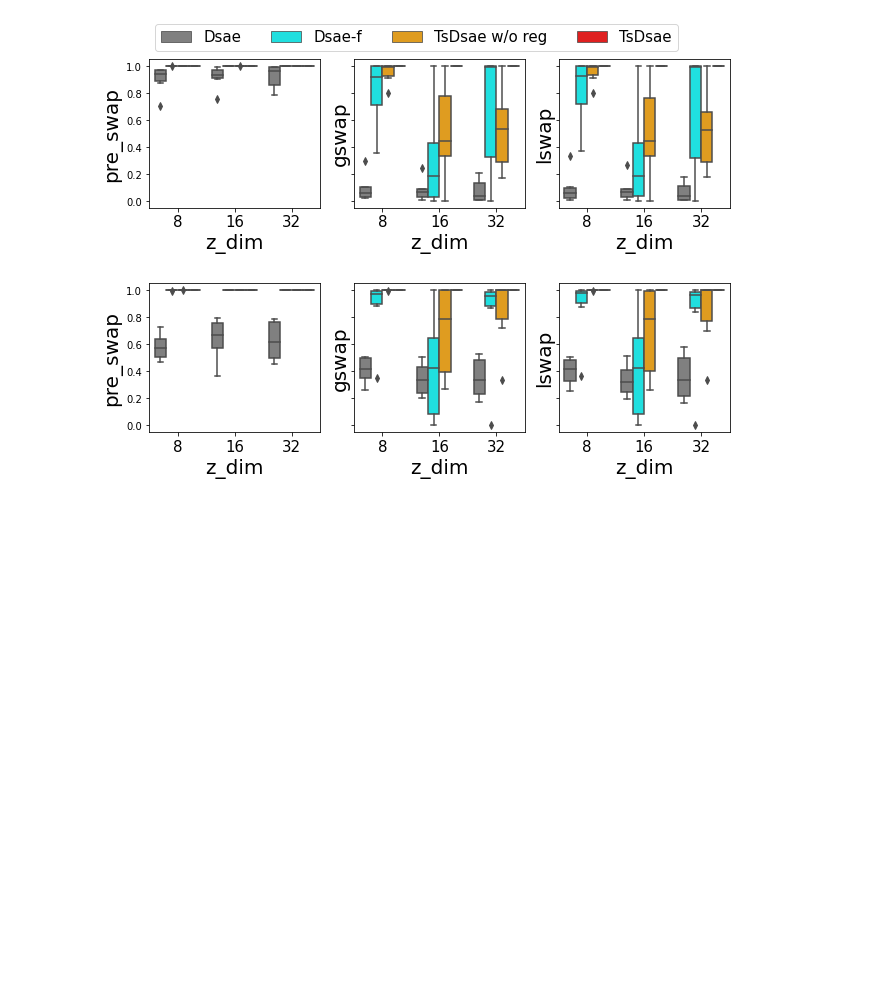
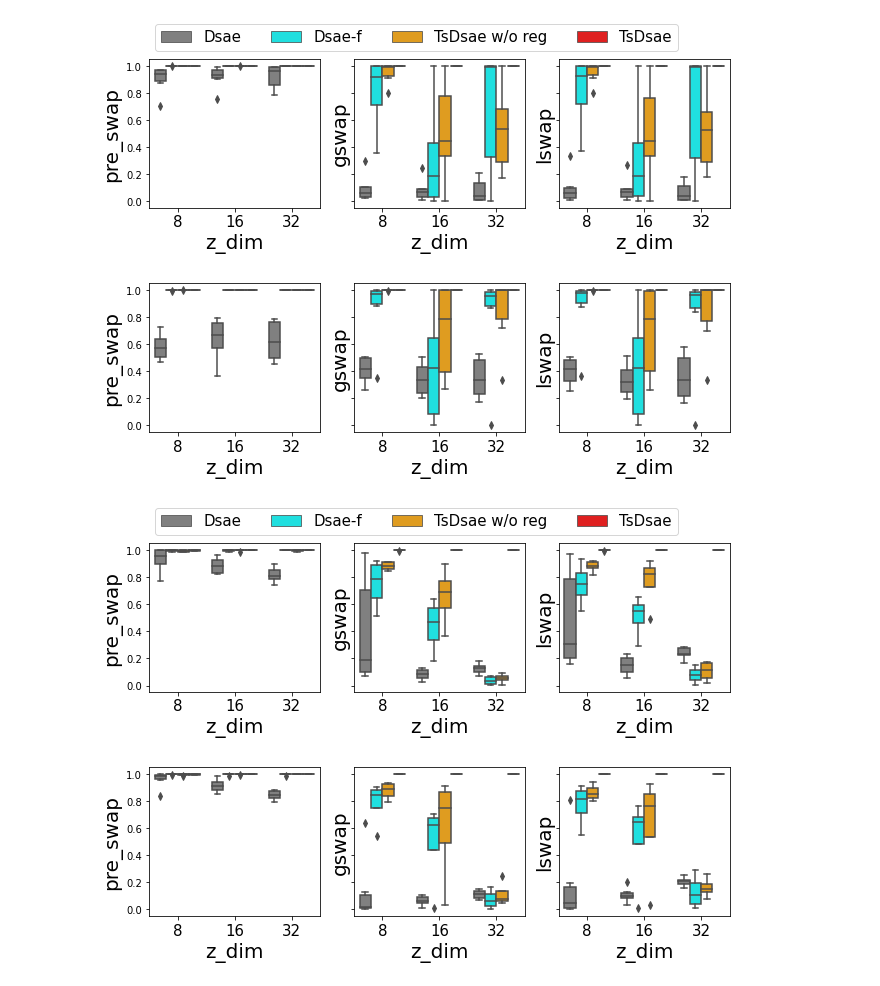
Before and after one commit to yjlolo/dSEQ-VAE, a Jupyter notebook: notebook/get_lda.ipynb, the cells around one changed output. Drawn from its saved outputs; the diff is of its cells as text; code cells hidden in the pictures; blank space fills up the shorter version.

Commit message:
update README and attach URMP benchmark result

```diff
--- a/notebook/get_lda.ipynb
+++ b/notebook/get_lda.ipynb
@@ -65,3 +68,10 @@ plot_benchmark(df[df['amsgrad']== True], False)
 # %% [output]
 [figure]
 [figure]
+# %%
+df = get_data('../benchmark/Urmp')
+plot_benchmark(df[df['amsgrad'] == False], True)
+plot_benchmark(df[df['amsgrad']== True], False)
+# %% [output]
+[figure, added]
+[figure, added]
```
Also changed, not shown: parts of 2 cells of this notebook, 4 other files.
